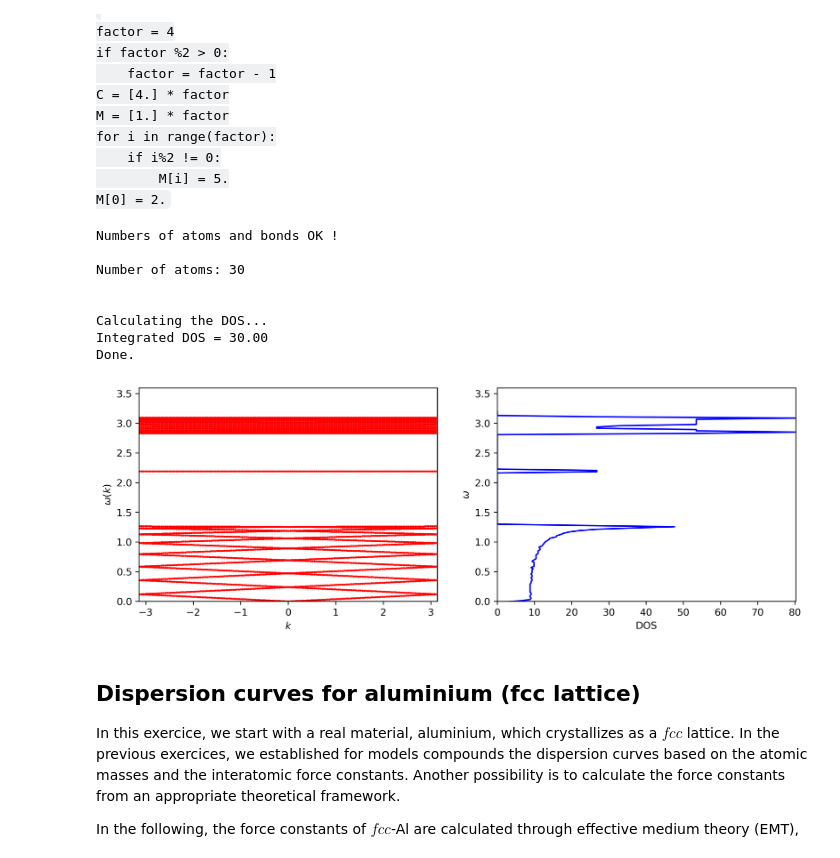
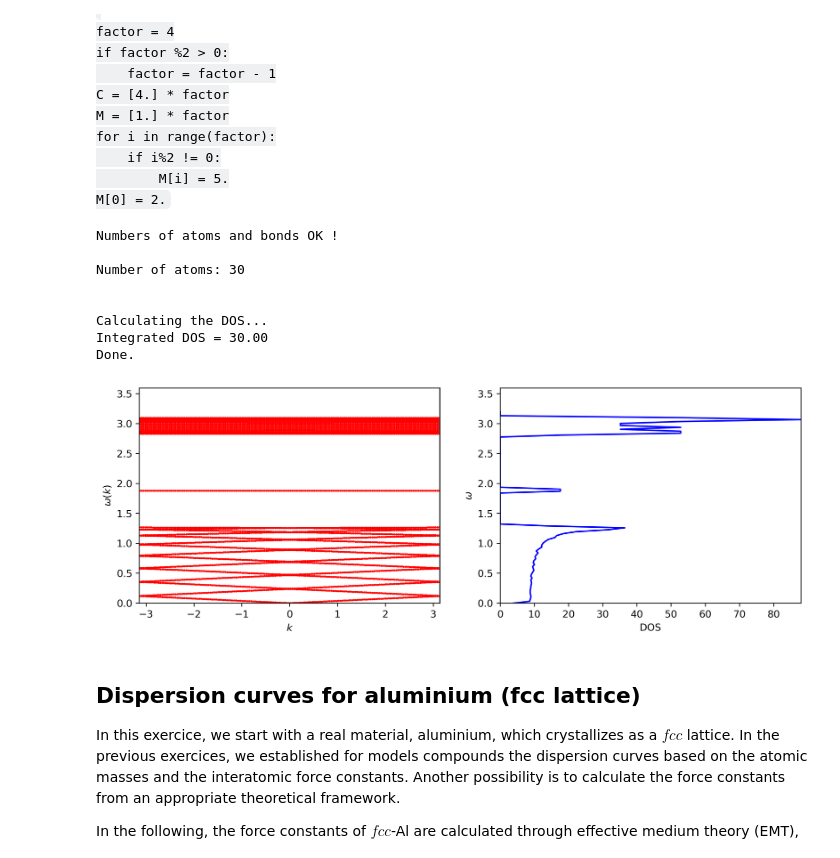
Before and after one commit to slemal-doc/jupyter_notebook_PhyMa, a Jupyter notebook: TP-Vibrations.ipynb, the cells around one changed output. Drawn from its saved outputs; the diff is of its cells as text; code cells hidden in the pictures.

```diff
--- a/TP-Vibrations.ipynb
+++ b/TP-Vibrations.ipynb
@@ -264,9 +277,9 @@ from pylab import *
 
 # set parameters
 
-M = [4.,6.] # set M1 and M2
-C = [2.,3.] # set C1 and C2
-a = 1. # cell parameter, in angstrom
+M = [2.,4.] # set M1 and M2
+C = [1.,2.] # set C1 and C2
+a = 1. # cell parameter
 N = len(M)
 
 print (str(N) + " atoms in the cell -> 2 bands along k." + '\n')
@@ -459,7 +472,7 @@ from pylab import *
 
 # set parameters
 
-M = [1.,1.,1.]
+M = [1.,1.,2.]
 C = [1.,1.,1.]
 
 #M = [1.4,1.8,2.2]
@@ -632,7 +645,7 @@ for i in range(factor):
         M[i] = 5.
 
 
-M[0] = 2.
+M[0] = 3.
 
 #C = [4.,3.,2.,2.5]
 #M = [5.,6.,5.,3.]
@@ -684,7 +697,7 @@ def dos_w(solution,N):
     # Only the solution within the Brillouin zone must be provided
     solution_list = list(flatten(solution))
 
-    dw = 2e-2
+    dw = 3e-2
     nw = int(max(solution_list)/dw)
     w_space = np.linspace(-0.1,max(solution_list)+0.1,nw)
     w_dos = []
@@ -763,34 +776,34 @@ for i in range(N):
     plt.plot(kokay[i],solution[i],'ro',ms=1.)
 
 #plt.plot(kmesh, max_w*abs(np.sin(kmesh*a/(2*N))),'b--', label='Monoatomic dispersion')
 
 plt.xlabel(r'$k$')
 plt.ylabel(r'$\omega (k)$')
 plt.xlim(-np.pi/a,np.pi/a)
 plt.axvline(x=np.pi/a, c='gray')
 plt.ylim(0,max_w+0.5)
 #plt.legend(loc='best')
 
 plt.subplot(1,2,2,adjustable='datalim')
 plt.xlabel(r'DOS')
 plt.ylabel(r'$\omega$')
 plt.ylim(0,max_w+0.5)
 plt.xlim(0,max(results_dos[1]))
 #plt.fill_between(w_dos, w_space, w_dos)
 plt.plot(results_dos[1],results_dos[0], 'b', ms= 0.5)
 
 
 print ('Done.')
 # %% [output]
 Numbers of atoms and bonds OK !
 
 Number of atoms: 30
 
 
 Calculating the DOS...
 Integrated DOS = 30.00
 Done.
-[figure, old version]
+[figure, new version]
 # %% [markdown]
 ## Dispersion curves for aluminium (fcc lattice)
 
```
Also changed, not shown: parts of 7 cells of this notebook, 4 other files.
